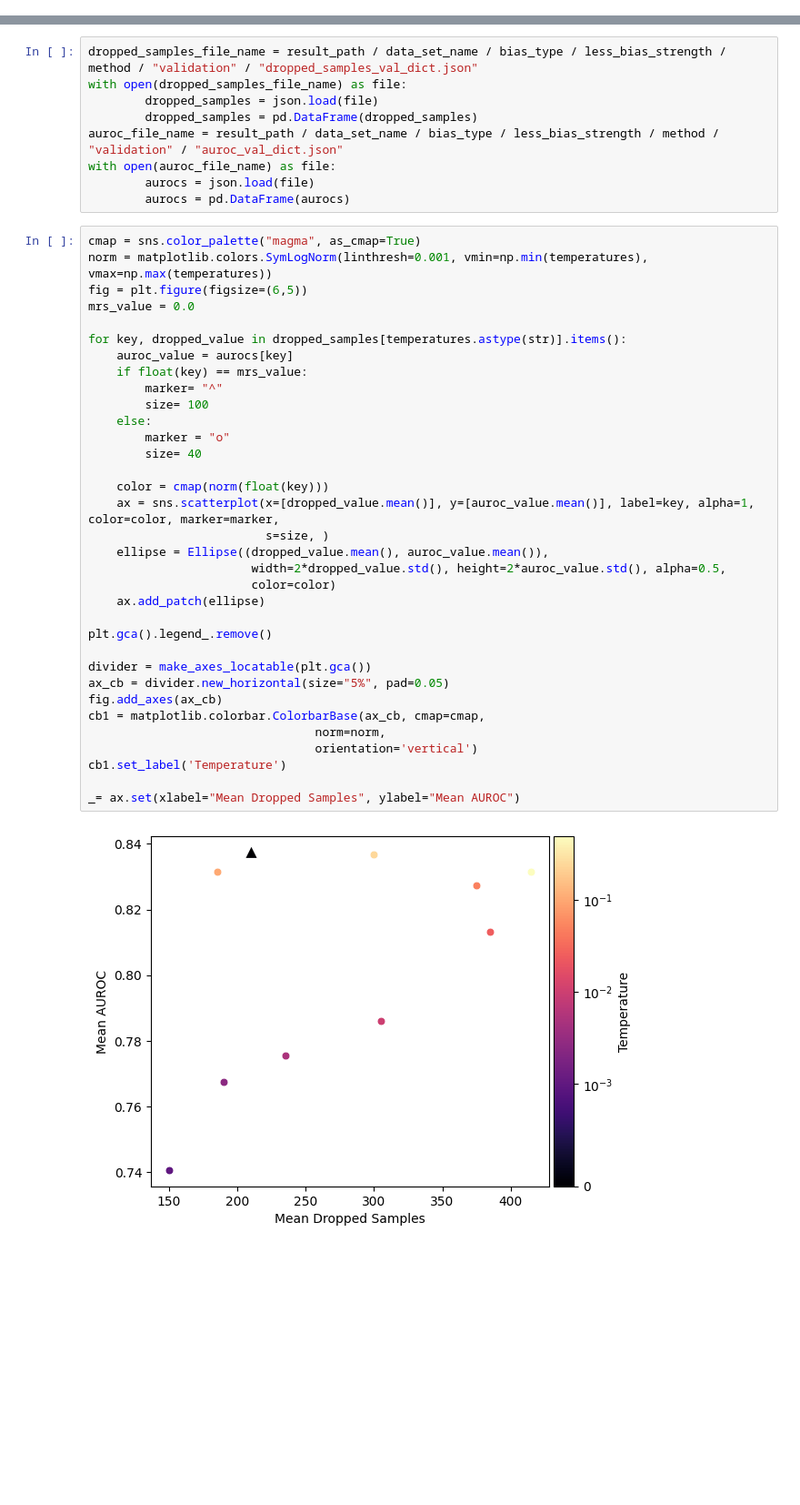
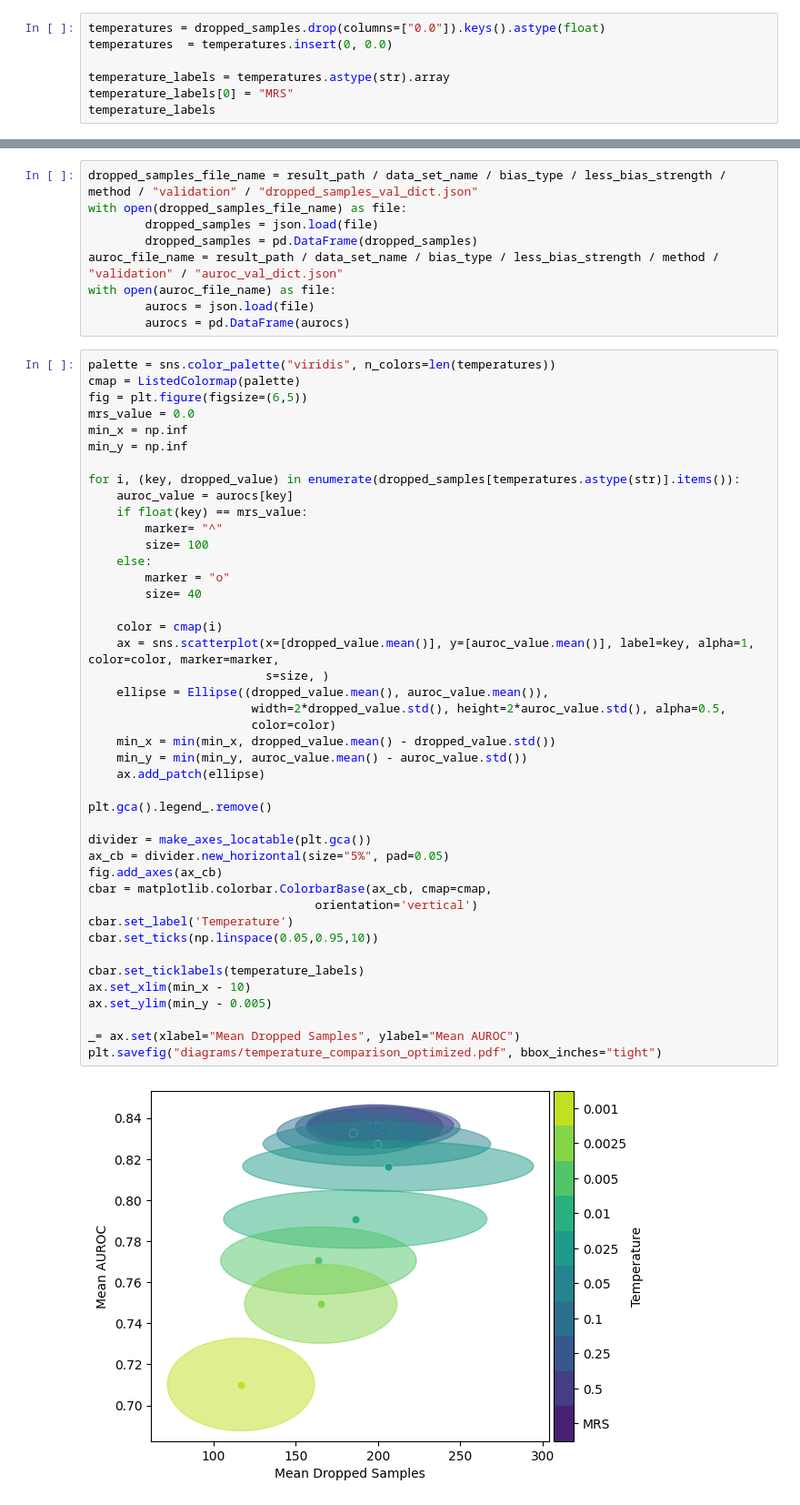
Before and after one commit to kramerlab/FeatureWeightDebiasing, a Jupyter notebook: notebooks/plot_trade_off.ipynb, the cells around one changed output, grey strips where cells are left out. Shown at 91% size. Cells and saved outputs as stored; diff of their text form; blank space fills up the shorter version.

```diff
--- a/notebooks/plot_trade_off.ipynb
+++ b/notebooks/plot_trade_off.ipynb
@@ -35,0 +67,7 @@ Index([0.5, 0.25, 0.1, 0.05, 0.025, 0.01, 0.005, 0.0025, 0.001, 0.0], dtype='flo
+# %%
+temperatures = dropped_samples.drop(columns=["0.0"]).keys().astype(float)
+temperatures  = temperatures.insert(0, 0.0)
+
+temperature_labels = temperatures.astype(str).array
+temperature_labels[0] = "MRS"
+temperature_labels
@@ -79,38 +130,47 @@ with open(auroc_file_name) as file:
         aurocs = json.load(file)
         aurocs = pd.DataFrame(aurocs)
 # %%
-cmap = sns.color_palette("magma", as_cmap=True)
-norm = matplotlib.colors.SymLogNorm(linthresh=0.001, vmin=np.min(temperatures), vmax=np.max(temperatures))
+palette = sns.color_palette("viridis", n_colors=len(temperatures))
+cmap = ListedColormap(palette)
 fig = plt.figure(figsize=(6,5))
 mrs_value = 0.0
+min_x = np.inf
+min_y = np.inf
 
-for key, dropped_value in dropped_samples[temperatures.astype(str)].items():
+for i, (key, dropped_value) in enumerate(dropped_samples[temperatures.astype(str)].items()):
     auroc_value = aurocs[key]
     if float(key) == mrs_value:
         marker= "^"
         size= 100
     else:
         marker = "o"
         size= 40
 
-    color = cmap(norm(float(key)))
+    color = cmap(i)
     ax = sns.scatterplot(x=[dropped_value.mean()], y=[auroc_value.mean()], label=key, alpha=1, color=color, marker=marker,
                          s=size, )
     ellipse = Ellipse((dropped_value.mean(), auroc_value.mean()),
                        width=2*dropped_value.std(), height=2*auroc_value.std(), alpha=0.5,
                        color=color)
+    min_x = min(min_x, dropped_value.mean() - dropped_value.std())
+    min_y = min(min_y, auroc_value.mean() - auroc_value.std())
     ax.add_patch(ellipse)
 
 plt.gca().legend_.remove()
 
 divider = make_axes_locatable(plt.gca())
 ax_cb = divider.new_horizontal(size="5%", pad=0.05)
 fig.add_axes(ax_cb)
-cb1 = matplotlib.colorbar.ColorbarBase(ax_cb, cmap=cmap,
-                                norm=norm,
+cbar = matplotlib.colorbar.ColorbarBase(ax_cb, cmap=cmap,
                                 orientation='vertical')
-cb1.set_label('Temperature')
+cbar.set_label('Temperature')
+cbar.set_ticks(np.linspace(0.05,0.95,10))
+
+cbar.set_ticklabels(temperature_labels)
+ax.set_xlim(min_x - 10)
+ax.set_ylim(min_y - 0.005)
 
 _= ax.set(xlabel="Mean Dropped Samples", ylabel="Mean AUROC")
+plt.savefig("diagrams/temperature_comparison_optimized.pdf", bbox_inches="tight")
 # %% [output]
-[figure, old version]
+[figure, new version]
```
Also changed, not shown: parts of 6 cells of this notebook, 17 other files.
